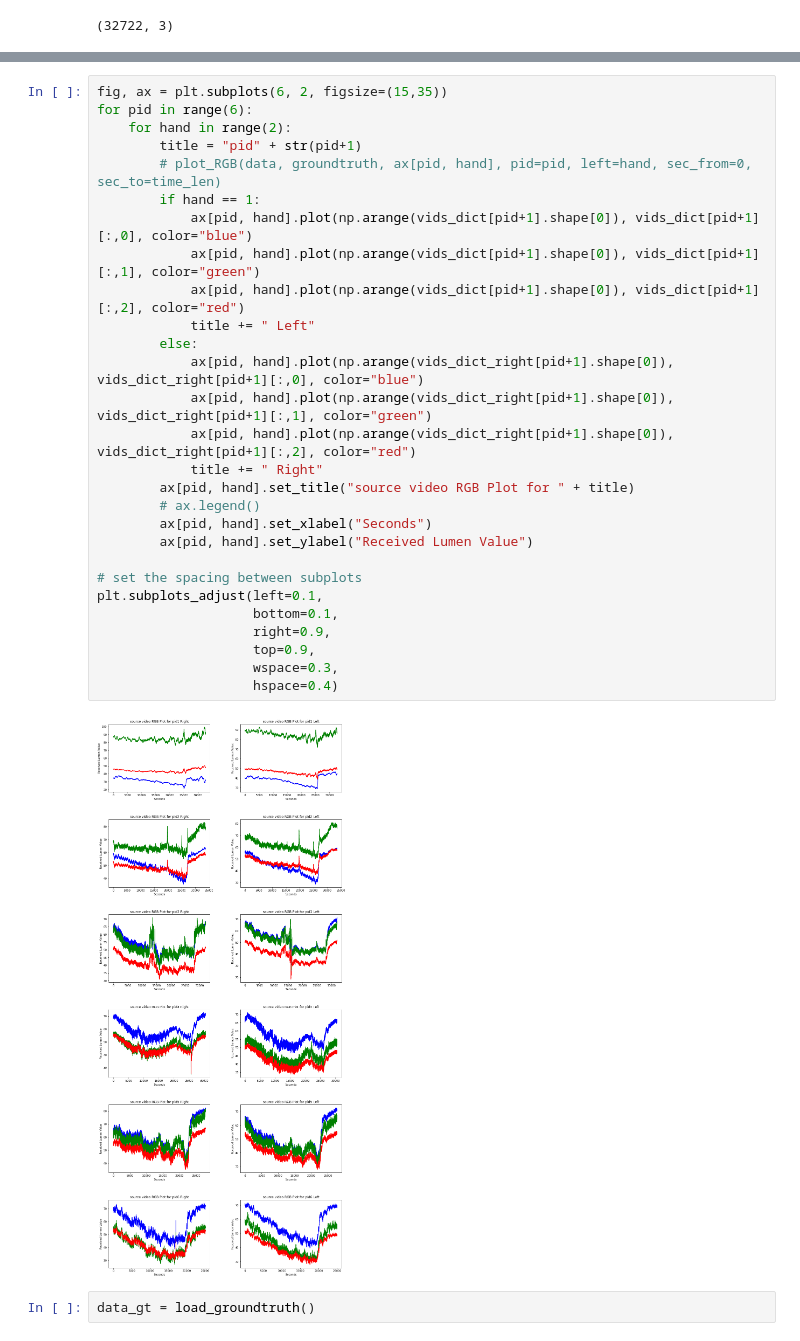
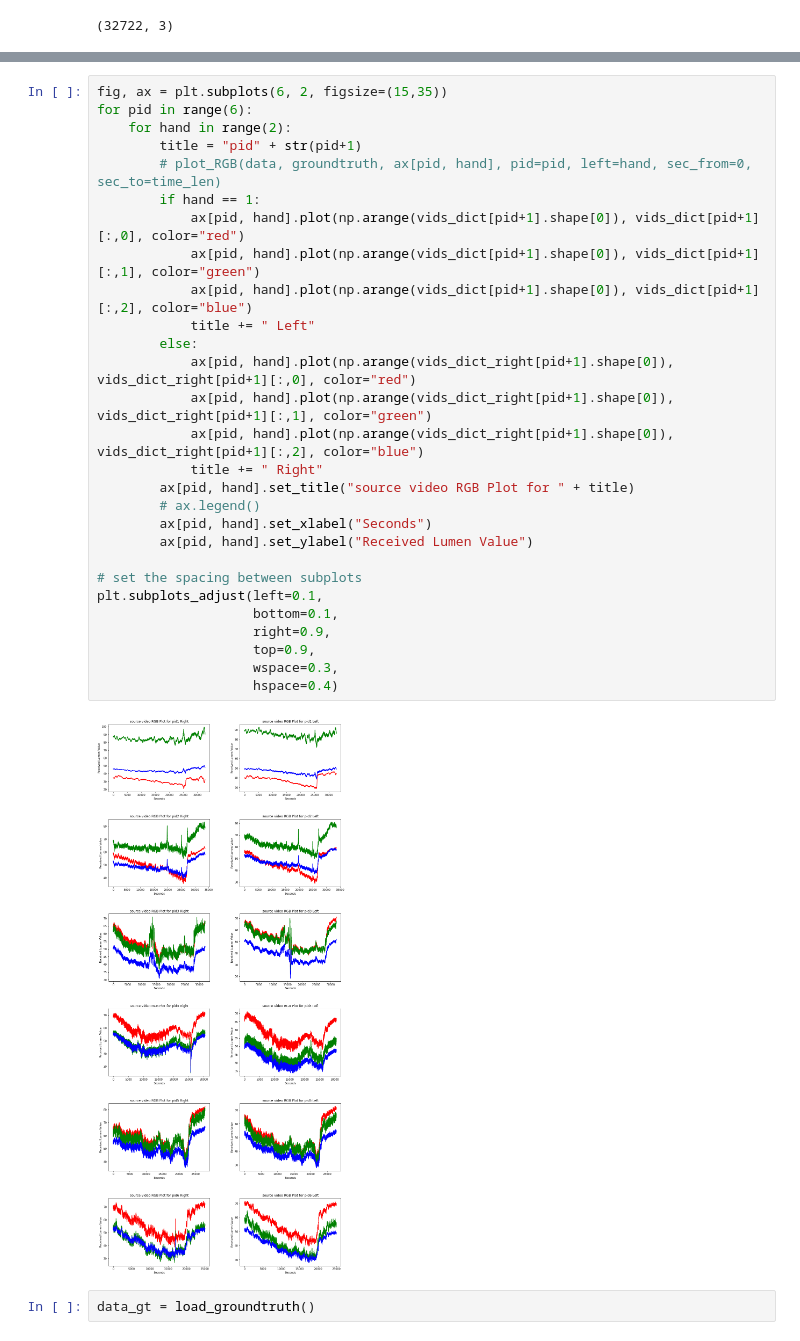
Before and after one commit to ubicomplab/oximetry-phone-cam-data, a Jupyter notebook: examples/initialvisualization.ipynb, the cells around one changed output, grey strips where cells are left out. Cells and saved outputs as stored; diff of their text form.

Commit message:
re-run the visualization python notebook

```diff
--- a/examples/initialvisualization.ipynb
+++ b/examples/initialvisualization.ipynb
@@ -206,33 +235,33 @@ The frame size for reading (144, 176) is different from the source frame size (1
 # %%
 fig, ax = plt.subplots(6, 2, figsize=(15,35))
 for pid in range(6):
     for hand in range(2):
         title = "pid" + str(pid+1)
         # plot_RGB(data, groundtruth, ax[pid, hand], pid=pid, left=hand, sec_from=0, sec_to=time_len)
         if hand == 1:
-            ax[pid, hand].plot(np.arange(vids_dict[pid+1].shape[0]), vids_dict[pid+1][:,0], color="blue")
+            ax[pid, hand].plot(np.arange(vids_dict[pid+1].shape[0]), vids_dict[pid+1][:,0], color="red")
             ax[pid, hand].plot(np.arange(vids_dict[pid+1].shape[0]), vids_dict[pid+1][:,1], color="green")
-            ax[pid, hand].plot(np.arange(vids_dict[pid+1].shape[0]), vids_dict[pid+1][:,2], color="red")
+            ax[pid, hand].plot(np.arange(vids_dict[pid+1].shape[0]), vids_dict[pid+1][:,2], color="blue")
             title += " Left"
         else:
-            ax[pid, hand].plot(np.arange(vids_dict_right[pid+1].shape[0]), vids_dict_right[pid+1][:,0], color="blue")
+            ax[pid, hand].plot(np.arange(vids_dict_right[pid+1].shape[0]), vids_dict_right[pid+1][:,0], color="red")
             ax[pid, hand].plot(np.arange(vids_dict_right[pid+1].shape[0]), vids_dict_right[pid+1][:,1], color="green")
-            ax[pid, hand].plot(np.arange(vids_dict_right[pid+1].shape[0]), vids_dict_right[pid+1][:,2], color="red")
+            ax[pid, hand].plot(np.arange(vids_dict_right[pid+1].shape[0]), vids_dict_right[pid+1][:,2], color="blue")
             title += " Right"
         ax[pid, hand].set_title("source video RGB Plot for " + title)
         # ax.legend()
         ax[pid, hand].set_xlabel("Seconds")
         ax[pid, hand].set_ylabel("Received Lumen Value")
 
 # set the spacing between subplots
 plt.subplots_adjust(left=0.1,
                     bottom=0.1,
                     right=0.9,
                     top=0.9,
                     wspace=0.3,
                     hspace=0.4)
 # %% [output]
-[figure, old version]
+[figure, new version]
 # %%
 data_gt = load_groundtruth()
 # %%
```
Also changed, not shown: parts of 4 cells of this notebook, 1 other file.
